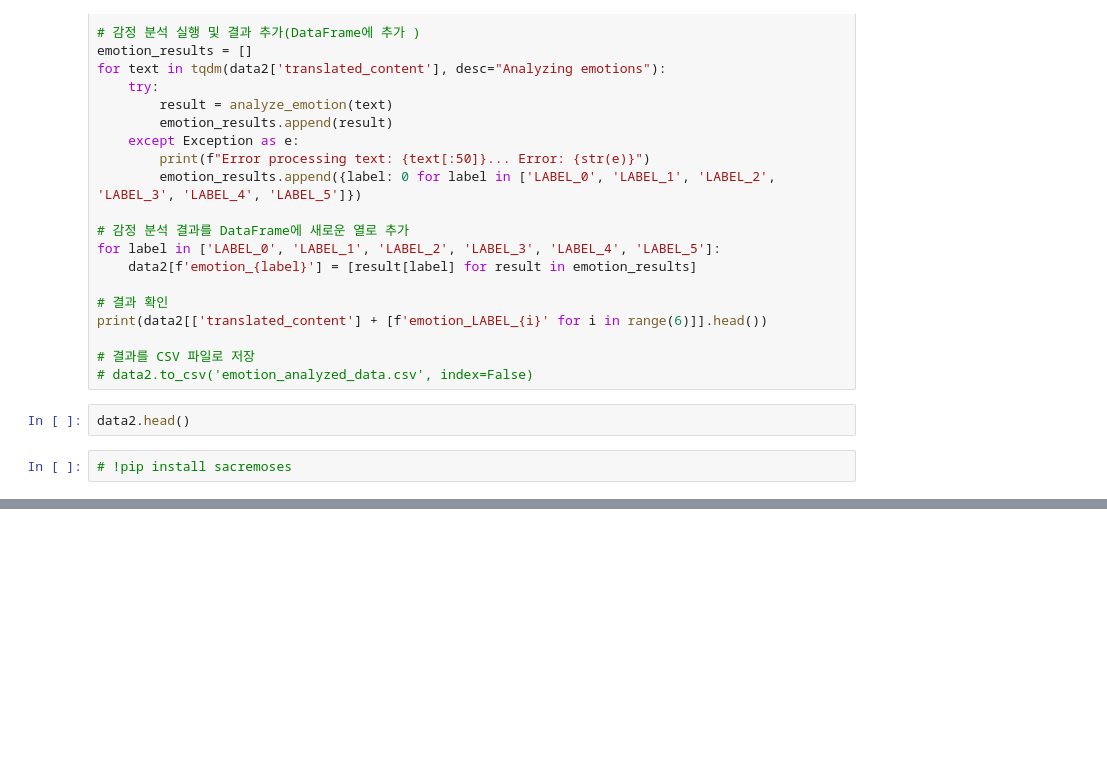
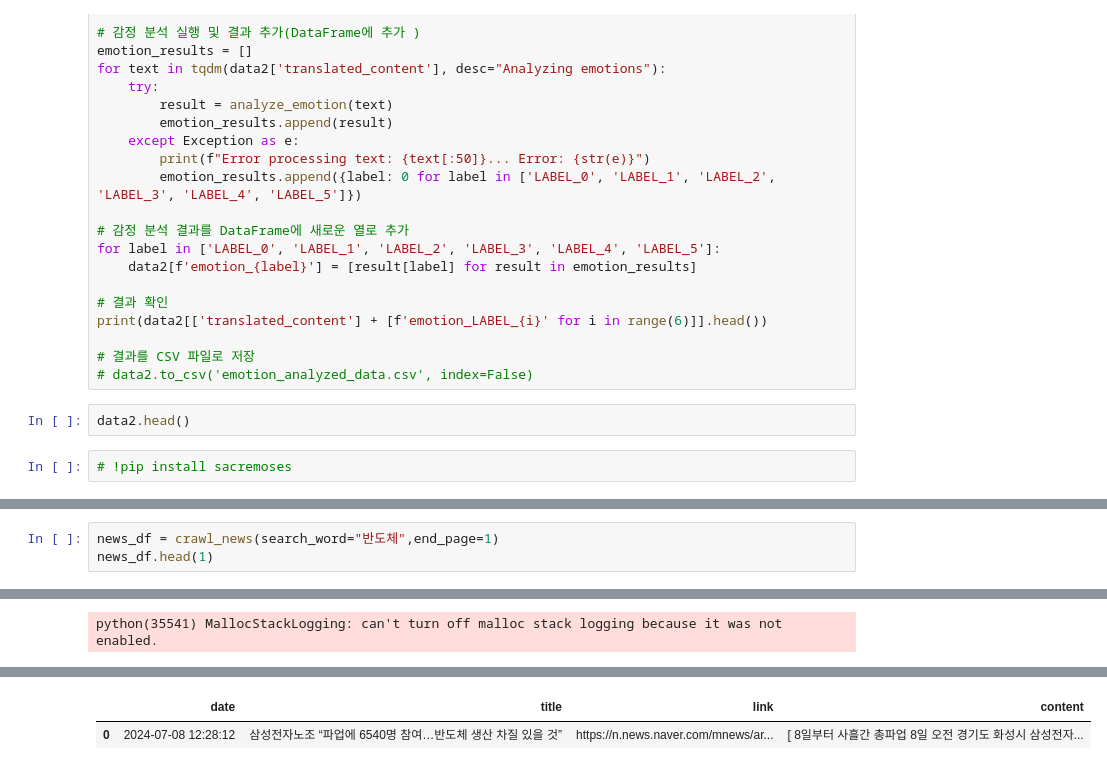
Before and after one commit to rhkddud0310/HaruSijack, a Jupyter notebook: DataAnalysis/Analysis/RND_NLP_transformer/csv 파일 감정분석 Function test.ipynb, the cells around one changed output, grey strips where cells are left out. Cells and saved outputs as stored; diff of their text form; blank space fills up the shorter version.

```diff
--- a/DataAnalysis/Analysis/RND_NLP_transformer/csv 파일 감정분석 Function test.ipynb
+++ b/DataAnalysis/Analysis/RND_NLP_transformer/csv 파일 감정분석 Function test.ipynb
@@ -579,0 +509,4 @@ news_title:  99
+# %%
+news_df = crawl_news(search_word="반도체",end_page=1)
+news_df.head(1)
+# %% [output]
@@ -579,0 +514 @@ news_title:  99
+python(35541) MallocStackLogging: can't turn off malloc stack logging because it was not enabled.
@@ -579,0 +518,2 @@ news_title:  99
+|  | date | title | link | content |
+| 0 | 2024-07-08 12:28:12 | 삼성전자노조 “파업에 6540명 참여…반도체 생산 차질 있을 것” | https://n.news.naver.com/mnews/ar... | [ 8일부터 사흘간 총파업 8일 오전 경기도 화성시 삼성전자... |
```
Also changed, not shown: parts of 12 cells of this notebook, 6 other files.
